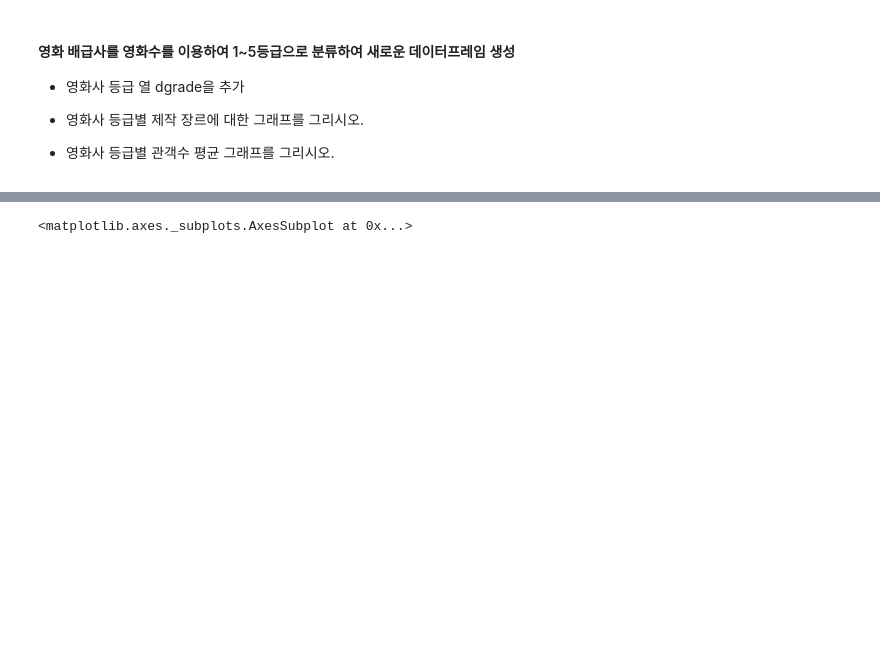
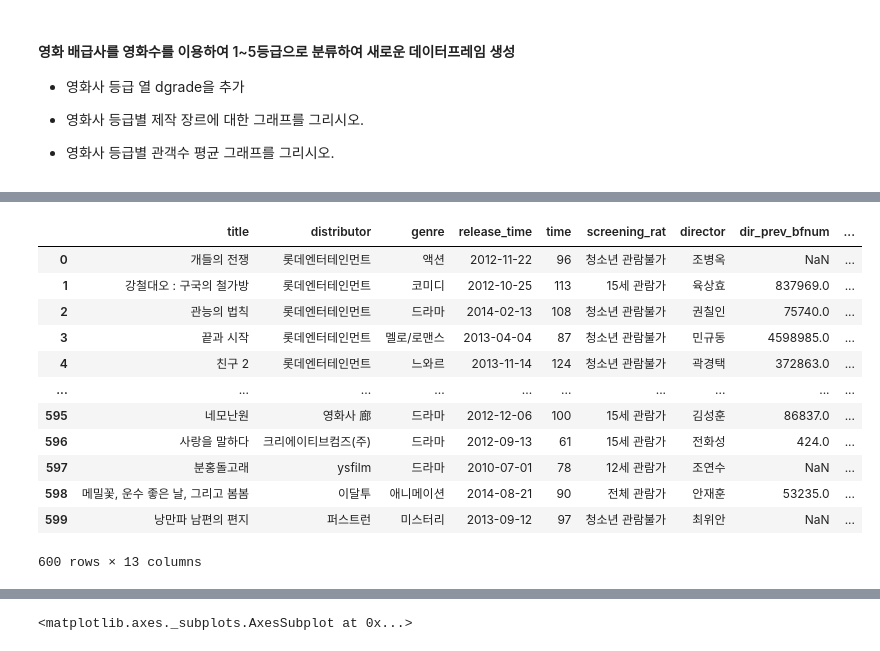
Before and after one commit to cybermin/pythonbasic, a Jupyter notebook: work/10/영화데이터분석.ipynb, the cells around one changed output, grey strips where cells are left out. Cells and saved outputs as stored; diff of their text form; code cells hidden in the pictures; blank space fills up the shorter version.

```diff
--- a/work/10/영화데이터분석.ipynb
+++ b/work/10/영화데이터분석.ipynb
@@ -78,0 +272,2 @@ dfg.plot(kind='barh')
+# %%
+df_title['dgrade'] = pd.cut(df_title['distributor'], 5)
@@ -78,0 +291,2 @@ dfg.plot(kind='barh')
+# %%
+df_title['dgrade'] = pd.cut(df_title['distributor'], 5, labels=False)
@@ -78,0 +378,17 @@ dfg.plot(kind='barh')
+# %%
+df = train.merge(df_title, on='distributor')
+df
+# %% [output]
+|  | title | distributor | genre | release_time | time | screening_rat | director | dir_prev_bfnum | ... |
+| 0 | 개들의 전쟁 | 롯데엔터테인먼트 | 액션 | 2012-11-22 | 96 | 청소년 관람불가 | 조병옥 | NaN | ... |
+| 1 | 강철대오 : 구국의 철가방 | 롯데엔터테인먼트 | 코미디 | 2012-10-25 | 113 | 15세 관람가 | 육상효 | 837969.0 | ... |
+| 2 | 관능의 법칙 | 롯데엔터테인먼트 | 드라마 | 2014-02-13 | 108 | 청소년 관람불가 | 권칠인 | 75740.0 | ... |
+| 3 | 끝과 시작 | 롯데엔터테인먼트 | 멜로/로맨스 | 2013-04-04 | 87 | 청소년 관람불가 | 민규동 | 4598985.0 | ... |
+| 4 | 친구 2 | 롯데엔터테인먼트 | 느와르 | 2013-11-14 | 124 | 청소년 관람불가 | 곽경택 | 372863.0 | ... |
+| ... | ... | ... | ... | ... | ... | ... | ... | ... | ... |
+| 595 | 네모난원 | 영화사 廊 | 드라마 | 2012-12-06 | 100 | 15세 관람가 | 김성훈 | 86837.0 | ... |
+| 596 | 사랑을 말하다 | 크리에이티브컴즈(주) | 드라마 | 2012-09-13 | 61 | 15세 관람가 | 전화성 | 424.0 | ... |
+| 597 | 분홍돌고래 | ysfilm | 드라마 | 2010-07-01 | 78 | 12세 관람가 | 조연수 | NaN | ... |
+| 598 | 메밀꽃, 운수 좋은 날, 그리고 봄봄 | 이달투 | 애니메이션 | 2014-08-21 | 90 | 전체 관람가 | 안재훈 | 53235.0 | ... |
+| 599 | 낭만파 남편의 편지 | 퍼스트런 | 미스터리 | 2013-09-12 | 97 | 청소년 관람불가 | 최위안 | NaN | ... |
+600 rows × 13 columns
```
Also changed, not shown: parts of 35 cells of this notebook.
